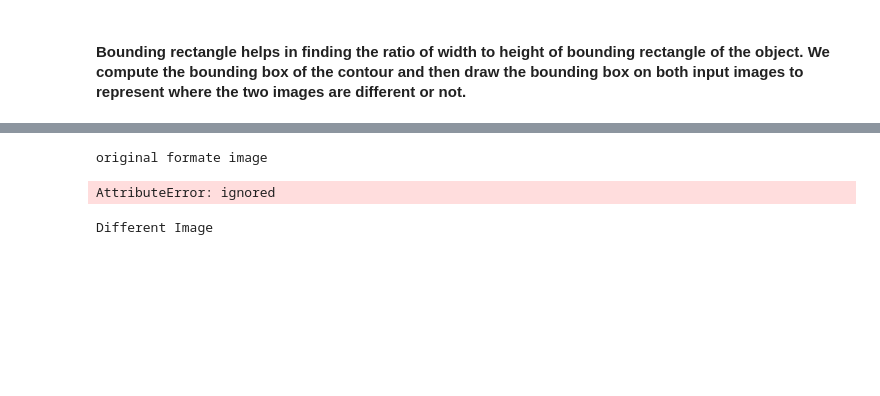
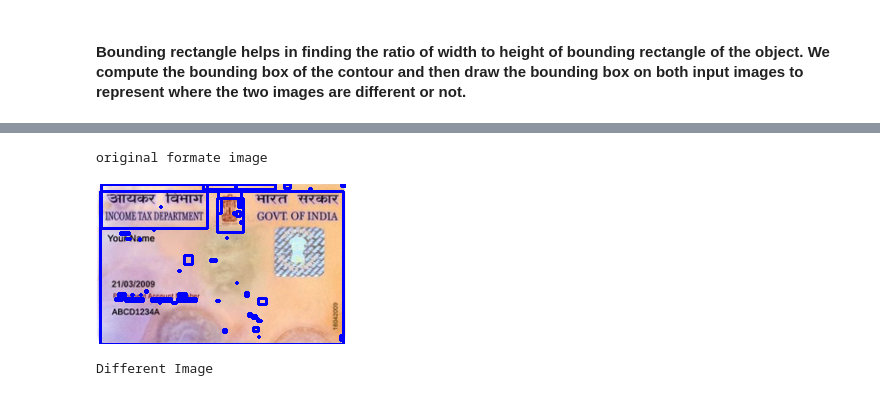
Before and after one commit to KMVALLI/Realtime-Data-science-projectsb, a Jupyter notebook: PAN_Card_Tempering_Detection.ipynb, the cells around one changed output, grey strips where cells are left out. Cells and saved outputs as stored; diff of their text form; code cells hidden in the pictures; blank space fills up the shorter version.

```diff
--- a/PAN_Card_Tempering_Detection.ipynb
+++ b/PAN_Card_Tempering_Detection.ipynb
@@ -136,10 +134,10 @@ original formate image
 # %%
 # display the tampered image with contour it means with colour photo
 print('original formate image')
-Image.fromarray(tampered)
+Image.fromarray(tempered)
 # %% [output]
 original formate image
-AttributeError: ignored
+[figure, added]
 # %%
 # if we not abale to understad the difference  with contour go for black and white
 #Diplay difference image with black
```
Also changed, not shown: parts of 2 cells of this notebook.
